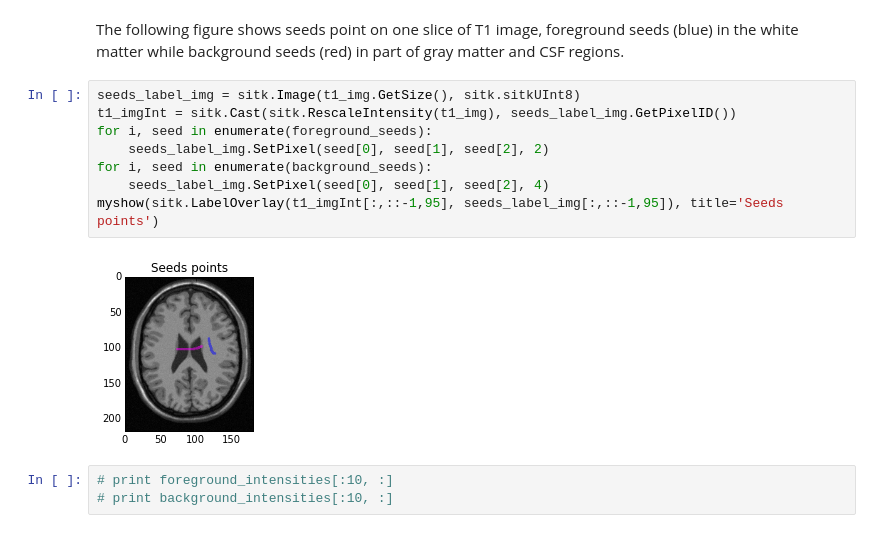
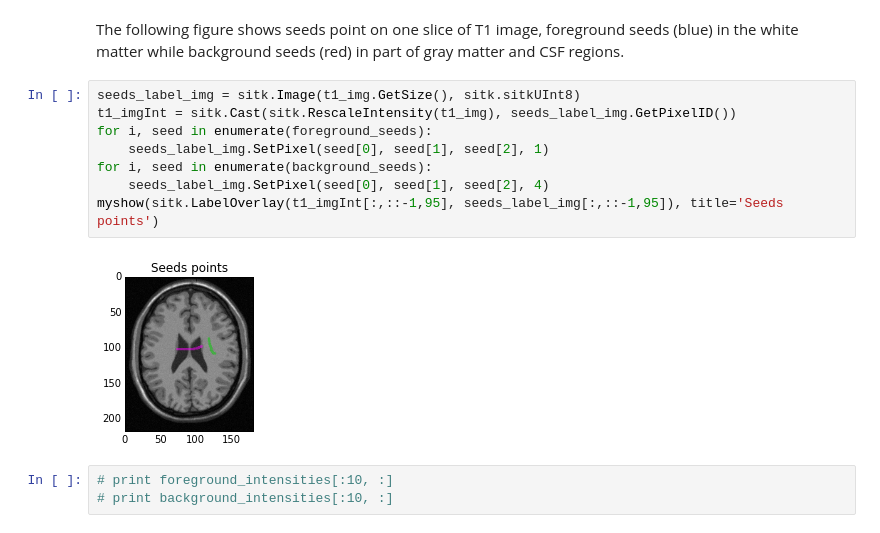
Before and after one commit to wenzhexue/level-set-speed-computation, a Jupyter notebook: brain-white-matter-seg.ipynb, the cells around one changed output. Drawn from its saved outputs; the diff is of its cells as text.

```diff
--- a/brain-white-matter-seg.ipynb
+++ b/brain-white-matter-seg.ipynb
@@ -52,13 +52,13 @@ The following figure shows seeds point on one slice of T1 image, foreground seed
 # %%
 seeds_label_img = sitk.Image(t1_img.GetSize(), sitk.sitkUInt8)
 t1_imgInt = sitk.Cast(sitk.RescaleIntensity(t1_img), seeds_label_img.GetPixelID())
 for i, seed in enumerate(foreground_seeds):
-    seeds_label_img.SetPixel(seed[0], seed[1], seed[2], 2)
+    seeds_label_img.SetPixel(seed[0], seed[1], seed[2], 1)
 for i, seed in enumerate(background_seeds):
     seeds_label_img.SetPixel(seed[0], seed[1], seed[2], 4)
 myshow(sitk.LabelOverlay(t1_imgInt[:,::-1,95], seeds_label_img[:,::-1,95]), title='Seeds points')
 # %% [output]
-[figure, old version]
+[figure, new version]
 # %%
 # print foreground_intensities[:10, :]
 # print background_intensities[:10, :]
```
Also changed, not shown: parts of 5 cells of this notebook.
